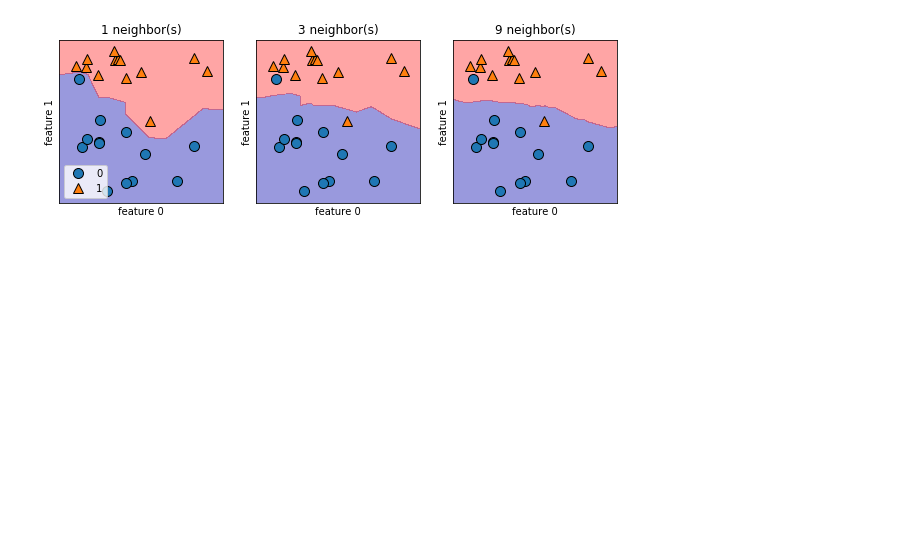
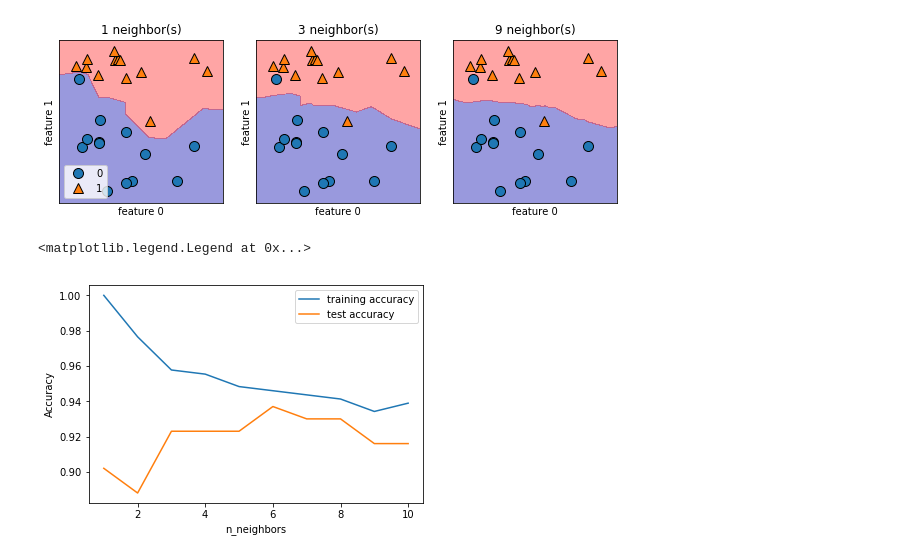
Before and after one commit to shutas/ML-Playground, a Jupyter notebook: k_neighbors_classifier.ipynb, the cells around one changed output. Saved outputs shown, nothing was run; the diff lists cells and outputs as text; code cells hidden in the pictures; blank space fills up the shorter version.

Commit message:
PROG: Finished k neighbors classifier

```diff
--- a/k_neighbors_classifier.ipynb
+++ b/k_neighbors_classifier.ipynb
@@ -69,13 +69,19 @@ X_train, X_test, y_train, y_test = train_test_split(cancer.data, cancer.target,
 # %%
 # Evaluate training and test set performance with different numbers
 training_accuracy = []
 test_accuracy = []
 
 for n_neighbors in range(1, 11):
     clf = KNeighborsClassifier(n_neighbors=n_neighbors)
     clf.fit(X_train, y_train)
     training_accuracy.append(clf.score(X_train, y_train))
     test_accuracy.append(clf.score(X_test, y_test))
 
 plt.plot(range(1, 11), training_accuracy, label="training accuracy")
-plt.plot(range(1, 11), test_accuracy, label=)
+plt.plot(range(1, 11), test_accuracy, label="test accuracy")
+plt.ylabel("Accuracy")
+plt.xlabel("n_neighbors")
+plt.legend()
+# %% [output]
+<matplotlib.legend.Legend at 0x...>
+[figure, added]
```
